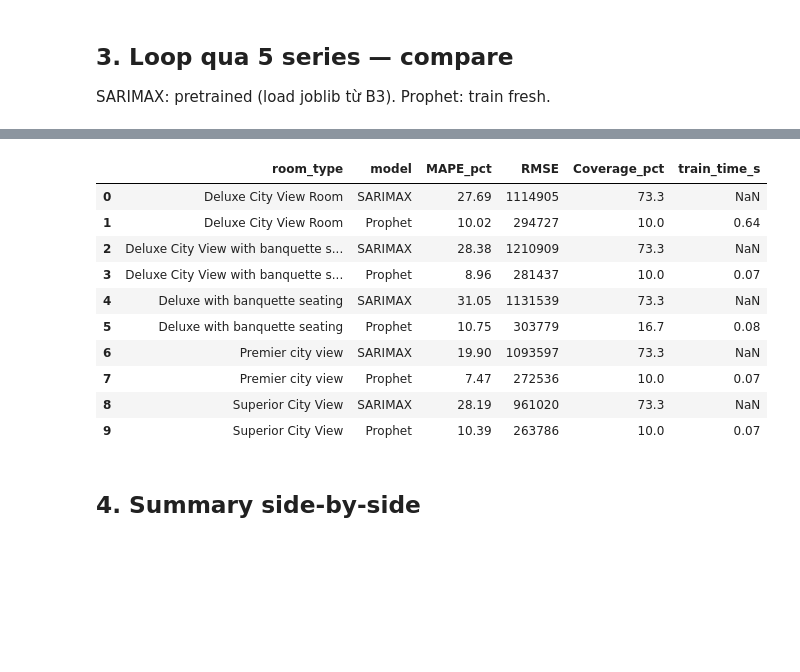
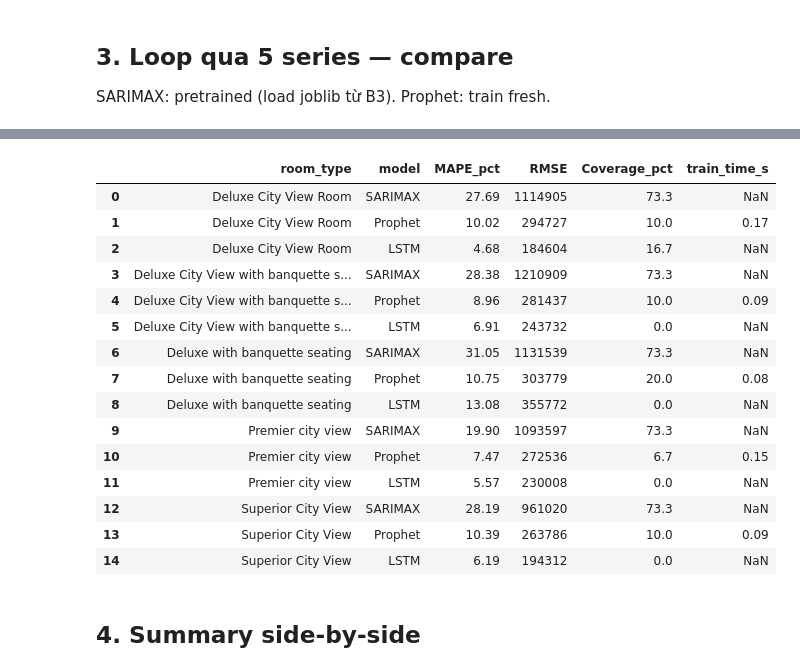
Before and after one commit to thanhnn1106/dynamic-pricing, a Jupyter notebook: notebooks/05_model_comparison.ipynb, the cells around one changed output, grey strips where cells are left out. Drawn from its saved outputs; the diff is of its cells as text; code cells hidden in the pictures; blank space fills up the shorter version.

```diff
--- a/notebooks/05_model_comparison.ipynb
+++ b/notebooks/05_model_comparison.ipynb
@@ -103,17 +97,17 @@ SARIMAX: pretrained (load joblib từ B3). Prophet: train fresh.
 df = pd.read_parquet('../data/processed/features.parquet')
 room_types = sorted(df['room_type_name'].unique())
 
-results = []  # flat list cho dễ build DataFrame
-all_runs = {}  # keep curves cho plot
+results = []
+all_runs = {}
 
 for rt in room_types:
-    sarimax_run = fit_eval_sarimax(df, 956, rt)
-    prophet_run = fit_eval_prophet(df, 956, rt)
-    all_runs[rt] = (sarimax_run, prophet_run)
-    for run in (sarimax_run, prophet_run):
+    sm = fit_eval_sarimax(df, 956, rt)
+    pr = fit_eval_prophet(df, 956, rt)
+    ls = fit_eval_lstm(df, 956, rt)
+    all_runs[rt] = (sm, pr, ls)
+    for run in (sm, pr, ls):
         results.append({
-            'room_type': rt,
-            'model': run['model'],
+            'room_type': rt, 'model': run['model'],
             'MAPE_pct': round(run['mape'], 2),
             'RMSE': int(run['rmse']),
             'Coverage_pct': round(run['coverage'], 1),
@@ -136,14 +130,19 @@ results_df
 |  | room_type | model | MAPE_pct | RMSE | Coverage_pct | train_time_s |
 | 0 | Deluxe City View Room | SARIMAX | 27.69 | 1114905 | 73.3 | NaN |
-| 1 | Deluxe City View Room | Prophet | 10.02 | 294727 | 10.0 | 0.64 |
-| 2 | Deluxe City View with banquette s... | SARIMAX | 28.38 | 1210909 | 73.3 | NaN |
-| 3 | Deluxe City View with banquette s... | Prophet | 8.96 | 281437 | 10.0 | 0.07 |
-| 4 | Deluxe with banquette seating | SARIMAX | 31.05 | 1131539 | 73.3 | NaN |
-| 5 | Deluxe with banquette seating | Prophet | 10.75 | 303779 | 16.7 | 0.08 |
-| 6 | Premier city view | SARIMAX | 19.90 | 1093597 | 73.3 | NaN |
-| 7 | Premier city view | Prophet | 7.47 | 272536 | 10.0 | 0.07 |
-| 8 | Superior City View | SARIMAX | 28.19 | 961020 | 73.3 | NaN |
-| 9 | Superior City View | Prophet | 10.39 | 263786 | 10.0 | 0.07 |
+| 1 | Deluxe City View Room | Prophet | 10.02 | 294727 | 10.0 | 0.17 |
+| 2 | Deluxe City View Room | LSTM | 4.68 | 184604 | 16.7 | NaN |
+| 3 | Deluxe City View with banquette s... | SARIMAX | 28.38 | 1210909 | 73.3 | NaN |
+| 4 | Deluxe City View with banquette s... | Prophet | 8.96 | 281437 | 10.0 | 0.09 |
+| 5 | Deluxe City View with banquette s... | LSTM | 6.91 | 243732 | 0.0 | NaN |
+| 6 | Deluxe with banquette seating | SARIMAX | 31.05 | 1131539 | 73.3 | NaN |
+| 7 | Deluxe with banquette seating | Prophet | 10.75 | 303779 | 20.0 | 0.08 |
+| 8 | Deluxe with banquette seating | LSTM | 13.08 | 355772 | 0.0 | NaN |
+| 9 | Premier city view | SARIMAX | 19.90 | 1093597 | 73.3 | NaN |
+| 10 | Premier city view | Prophet | 7.47 | 272536 | 6.7 | 0.15 |
+| 11 | Premier city view | LSTM | 5.57 | 230008 | 0.0 | NaN |
+| 12 | Superior City View | SARIMAX | 28.19 | 961020 | 73.3 | NaN |
+| 13 | Superior City View | Prophet | 10.39 | 263786 | 10.0 | 0.09 |
+| 14 | Superior City View | LSTM | 6.19 | 194312 | 0.0 | NaN |
 # %% [markdown]
 ## 4. Summary side-by-side
 # %%
```
Also changed, not shown: parts of 6 cells of this notebook, 10 other files.
